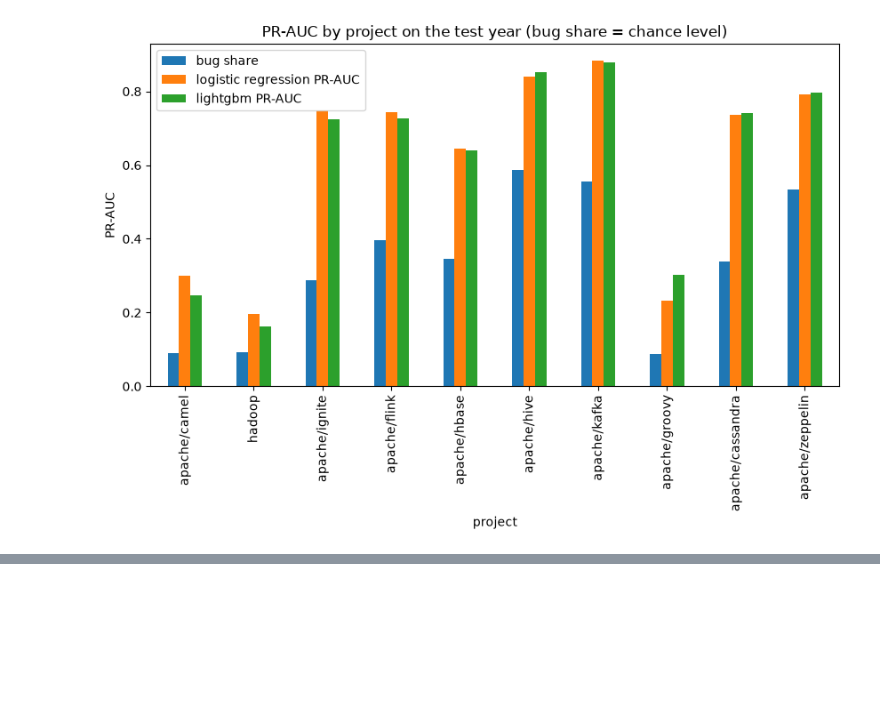
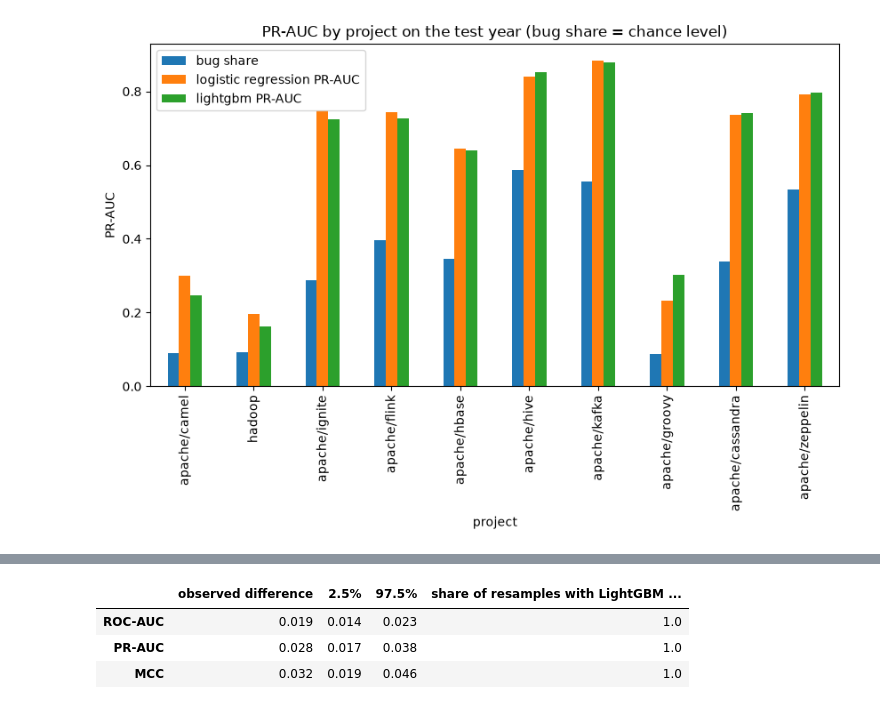
Before and after one commit to hangelaa/commit-wise, a Jupyter notebook: notebooks/05_final_test.ipynb, the cells around one changed output, grey strips where cells are left out. Drawn from its saved outputs; the diff is of its cells as text; code cells hidden in the pictures; blank space fills up the shorter version.

```diff
--- a/notebooks/05_final_test.ipynb
+++ b/notebooks/05_final_test.ipynb
@@ -126,0 +148,23 @@ ax.figure.savefig("../reports/figures/05_test_by_project.png", dpi=150, bbox_inc
+# %%
+rng = np.random.default_rng(42)
+n = len(y_test)
+
+boot = []
+for _ in range(500):
+    idx = rng.integers(0, n, size=n)
+    boot.append(difference(y_test[idx], p_test["lightgbm"][idx], p_test["logistic regression"][idx]))
+boot = pd.DataFrame(boot)
+
+summary = pd.DataFrame({
+    "observed difference": pd.Series(observed),
+    "2.5%": boot.quantile(0.025),
+    "97.5%": boot.quantile(0.975),
+    "share of resamples with LightGBM ahead": (boot > 0).mean(),
+})
+summary.round(3).to_csv("../results/05_bootstrap_lightgbm_vs_lr.csv")
+summary.round(3)
+# %% [output]
+|  | observed difference | 2.5% | 97.5% | share of resamples with LightGBM ... |
+| ROC-AUC | 0.019 | 0.014 | 0.023 | 1.0 |
+| PR-AUC | 0.028 | 0.017 | 0.038 | 1.0 |
+| MCC | 0.032 | 0.019 | 0.046 | 1.0 |
```
Also changed, not shown: parts of 6 cells of this notebook, 7 other files.
